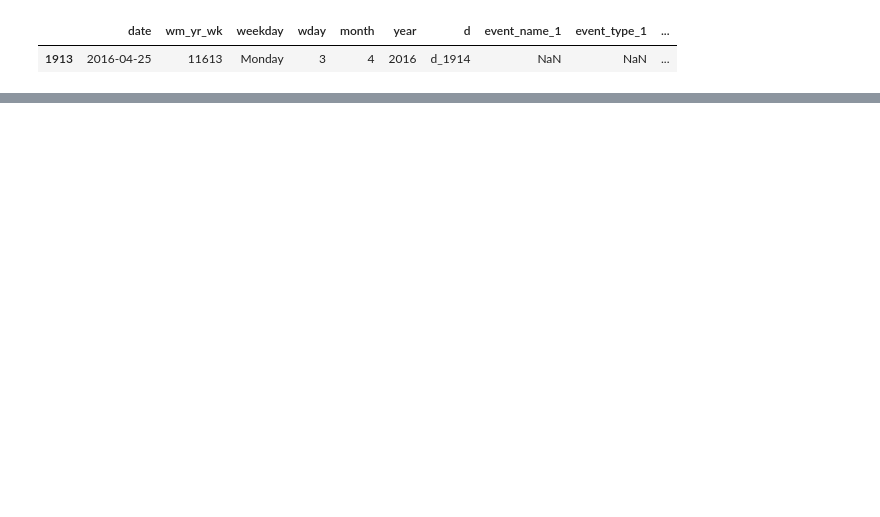
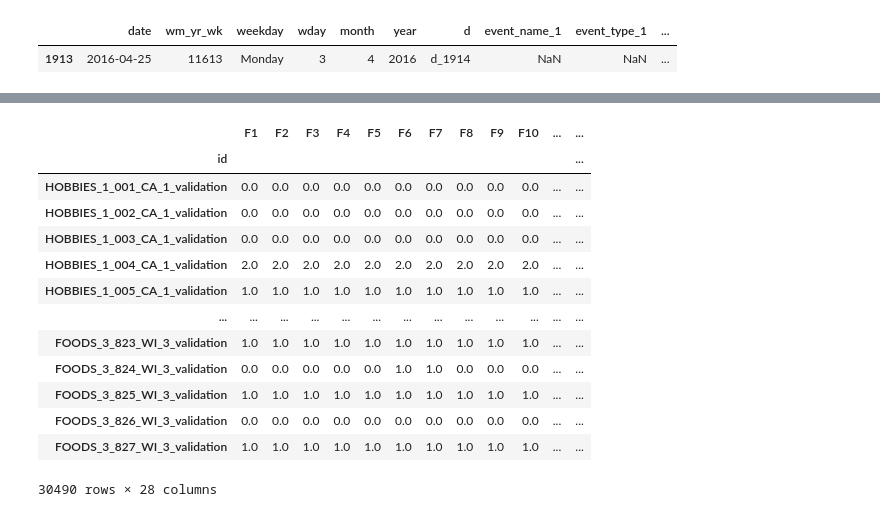
Before and after one commit to RobbenRibery/TimeSeries-Probalistic-TopDown-Drichilet, a Jupyter notebook: notebook/root_froecasting.ipynb, the cells around one changed output, grey strips where cells are left out. Saved outputs shown, nothing was run; the diff lists cells and outputs as text; code cells hidden in the pictures; blank space fills up the shorter version.

```diff
--- a/notebook/root_froecasting.ipynb
+++ b/notebook/root_froecasting.ipynb
@@ -238,0 +357,18 @@ plot_forecast(x, y_hat, y_hat_lower, y_hat_upper,y)
+# %%
+result_int = result_float.apply(np.round)
+result_int
+# %% [output]
+|  | F1 | F2 | F3 | F4 | F5 | F6 | F7 | F8 | F9 | F10 | ... | ... |
+| id |  |  |  |  |  |  |  |  |  |  |  | ... |
+| HOBBIES_1_001_CA_1_validation | 0.0 | 0.0 | 0.0 | 0.0 | 0.0 | 0.0 | 0.0 | 0.0 | 0.0 | 0.0 | ... | ... |
+| HOBBIES_1_002_CA_1_validation | 0.0 | 0.0 | 0.0 | 0.0 | 0.0 | 0.0 | 0.0 | 0.0 | 0.0 | 0.0 | ... | ... |
+| HOBBIES_1_003_CA_1_validation | 0.0 | 0.0 | 0.0 | 0.0 | 0.0 | 0.0 | 0.0 | 0.0 | 0.0 | 0.0 | ... | ... |
+| HOBBIES_1_004_CA_1_validation | 2.0 | 2.0 | 2.0 | 2.0 | 2.0 | 2.0 | 2.0 | 2.0 | 2.0 | 2.0 | ... | ... |
+| HOBBIES_1_005_CA_1_validation | 1.0 | 1.0 | 1.0 | 1.0 | 1.0 | 1.0 | 1.0 | 1.0 | 1.0 | 1.0 | ... | ... |
+| ... | ... | ... | ... | ... | ... | ... | ... | ... | ... | ... | ... | ... |
+| FOODS_3_823_WI_3_validation | 1.0 | 1.0 | 1.0 | 1.0 | 1.0 | 1.0 | 1.0 | 1.0 | 1.0 | 1.0 | ... | ... |
+| FOODS_3_824_WI_3_validation | 0.0 | 0.0 | 0.0 | 0.0 | 0.0 | 1.0 | 1.0 | 0.0 | 0.0 | 0.0 | ... | ... |
+| FOODS_3_825_WI_3_validation | 1.0 | 1.0 | 1.0 | 1.0 | 1.0 | 1.0 | 1.0 | 1.0 | 1.0 | 1.0 | ... | ... |
+| FOODS_3_826_WI_3_validation | 0.0 | 0.0 | 0.0 | 0.0 | 0.0 | 0.0 | 0.0 | 0.0 | 0.0 | 0.0 | ... | ... |
+| FOODS_3_827_WI_3_validation | 1.0 | 1.0 | 1.0 | 1.0 | 1.0 | 1.0 | 1.0 | 1.0 | 1.0 | 1.0 | ... | ... |
+30490 rows × 28 columns
```
Also changed, not shown: parts of 22 cells of this notebook, 5 other files.
